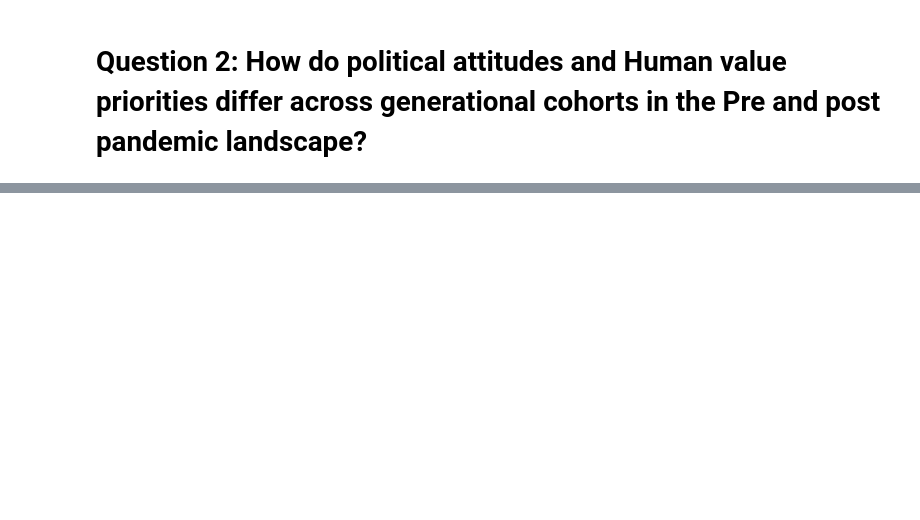
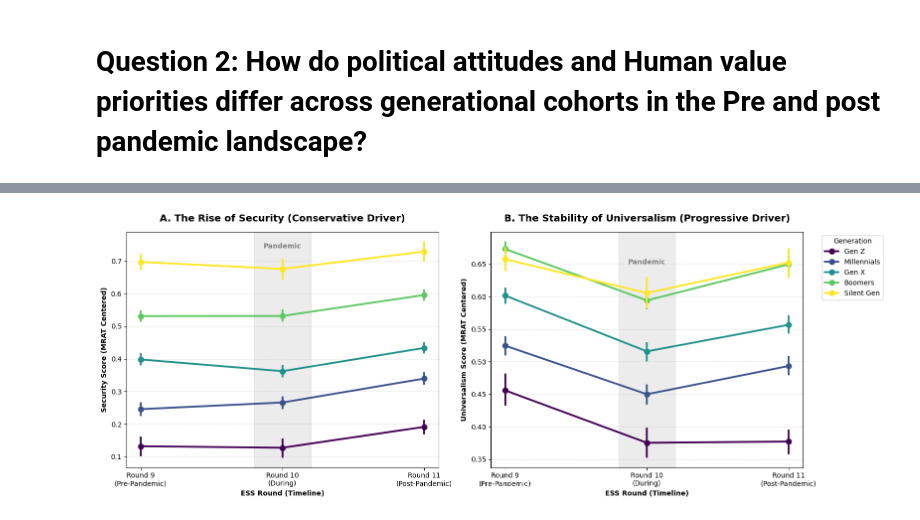
Before and after one commit to CU-S26-MSDSSB-DSCI-01-DataScienceLab/DataScienceLab_HumanValues, a Jupyter notebook: Q2_Tayaphon.ipynb, the cells around one changed output, grey strips where cells are left out. Cells and saved outputs as stored; diff of their text form; code cells hidden in the pictures; blank space fills up the shorter version.

```diff
--- a/Q2_Tayaphon.ipynb
+++ b/Q2_Tayaphon.ipynb
@@ -510,0 +262,38 @@ essround
+# %%
+# Create a figure with 2 side-by-side subplots
+fig, axes = plt.subplots(1, 2, figsize=(16, 6))
+
+# --- Plot 1: Security (Left) ---
+sns.pointplot(
+    data=df, x='essround', y='Security_centered',
+    hue='generation', hue_order=gen_order, palette=gen_colors, markers='o', ax=axes[0]
+)
+axes[0].axvspan(0.8, 1.2, color='gray', alpha=0.15) # Highlight Round 10
+axes[0].text(1, axes[0].get_ylim()[1] - 0.05, 'Pandemic', ha='center', color='gray', fontweight='bold')
+axes[0].set_title('A. The Rise of Security (Conservative Driver)', fontsize=14, fontweight='bold', pad=15)
+axes[0].set_xlabel('ESS Round (Timeline)', fontweight='bold')
+axes[0].set_ylabel('Security Score (MRAT Centered)', fontweight='bold')
+axes[0].set_xticks(ticks=[0, 1, 2], labels=['Round 9\n(Pre-Pandemic)', 'Round 10\n(During)', 'Round 11\n(Post-Pandemic)'])
+axes[0].grid(axis='y', linestyle='--', alpha=0.4)
+axes[0].get_legend().remove() # Remove legend from the first plot to avoid duplication
+
+# --- Plot 2: Universalism (Right) ---
+sns.pointplot(
+    data=df, x='essround', y='Universalism_centered',
+    hue='generation', hue_order=gen_order, palette=gen_colors, markers='o', ax=axes[1]
+)
+axes[1].axvspan(0.8, 1.2, color='gray', alpha=0.15) # Highlight Round 10
+axes[1].text(1, axes[1].get_ylim()[1] - 0.05, 'Pandemic', ha='center', color='gray', fontweight='bold')
+axes[1].set_title('B. The Stability of Universalism (Progressive Driver)', fontsize=14, fontweight='bold', pad=15)
+axes[1].set_xlabel('ESS Round (Timeline)', fontweight='bold')
+axes[1].set_ylabel('Universalism Score (MRAT Centered)', fontweight='bold')
+axes[1].set_xticks(ticks=[0, 1, 2], labels=['Round 9\n(Pre-Pandemic)', 'Round 10\n(During)', 'Round 11\n(Post-Pandemic)'])
+axes[1].grid(axis='y', linestyle='--', alpha=0.4)
+
+# Place the legend outside the second plot
+axes[1].legend(title='Generation', bbox_to_anchor=(1.05, 1), loc='upper left')
+
+plt.tight_layout()
+plt.show()
+# %% [output]
+[figure, added]
```
Also changed, not shown: parts of 47 cells of this notebook, 2 other files.
